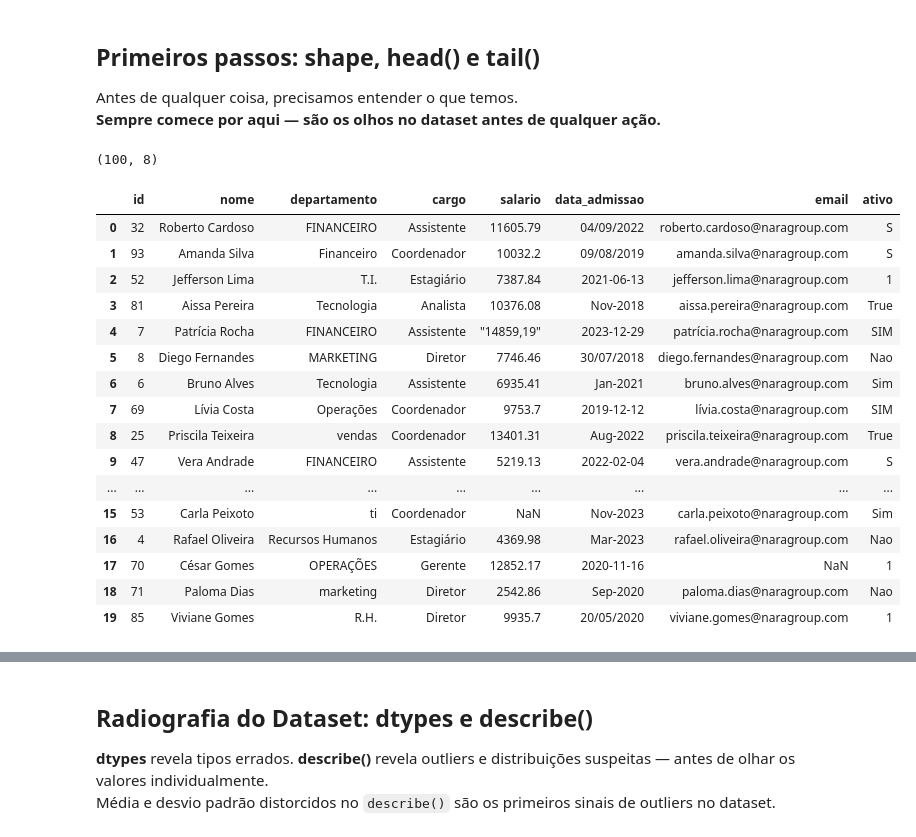
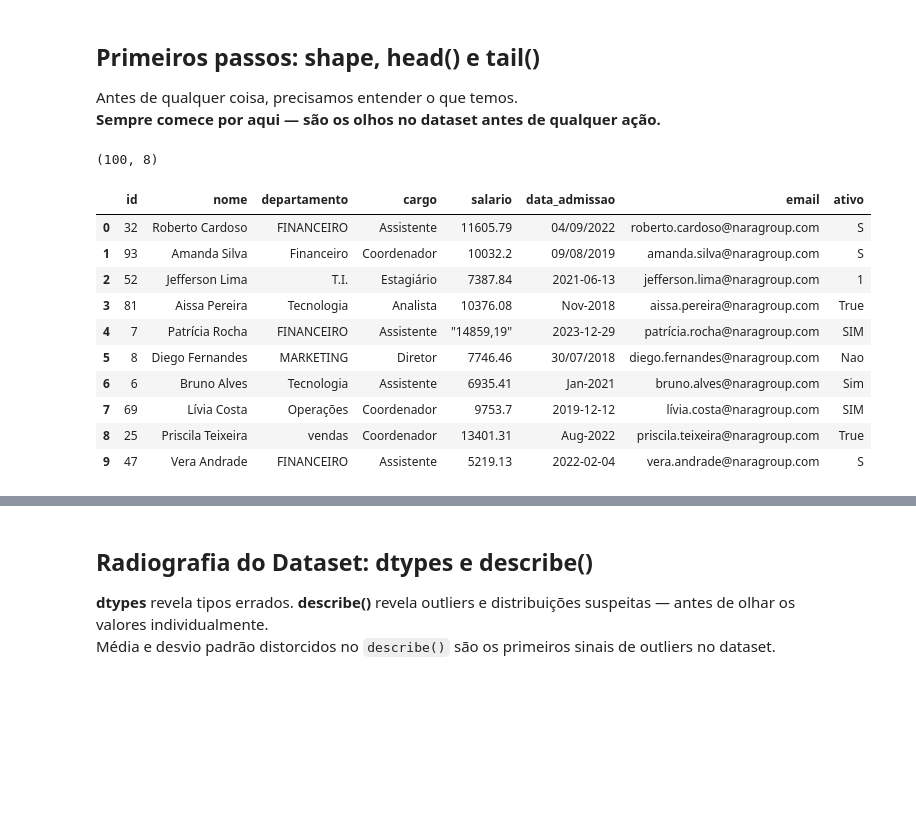
Before and after one commit to edudevelop02/SENAC-UC2-CASA, a Jupyter notebook: UC2_Aula_TratamentoDados_v3.ipynb, the cells around one changed output, grey strips where cells are left out. Saved outputs shown, nothing was run; the diff lists cells and outputs as text; code cells hidden in the pictures; blank space fills up the shorter version.

```diff
--- a/UC2_Aula_TratamentoDados_v3.ipynb
+++ b/UC2_Aula_TratamentoDados_v3.ipynb
@@ -45,28 +45,22 @@ Antes de qualquer coisa, precisamos entender o que temos.
 # %%
 df = pd.read_csv('funcionarios_naragroup_sujo.csv', sep=';')
 
 print(df.shape)
 
-df.head(20)
+df.head(10)
 # %% [output]
 (100, 8)
 |  | id | nome | departamento | cargo | salario | data_admissao | email | ativo |
 | 0 | 32 | Roberto Cardoso | FINANCEIRO | Assistente | 11605.79 | 04/09/2022 | roberto.cardoso@naragroup.com | S |
 | 1 | 93 | Amanda Silva | Financeiro | Coordenador | 10032.2 | 09/08/2019 | amanda.silva@naragroup.com | S |
 | 2 | 52 | Jefferson Lima | T.I. | Estagiário | 7387.84 | 2021-06-13 | jefferson.lima@naragroup.com | 1 |
 | 3 | 81 | Aissa Pereira | Tecnologia | Analista | 10376.08 | Nov-2018 | aissa.pereira@naragroup.com | True |
 | 4 | 7 | Patrícia Rocha | FINANCEIRO | Assistente | "14859,19" | 2023-12-29 | patrícia.rocha@naragroup.com | SIM |
 | 5 | 8 | Diego Fernandes | MARKETING | Diretor | 7746.46 | 30/07/2018 | diego.fernandes@naragroup.com | Nao |
 | 6 | 6 | Bruno Alves | Tecnologia | Assistente | 6935.41 | Jan-2021 | bruno.alves@naragroup.com | Sim |
 | 7 | 69 | Lívia Costa | Operações | Coordenador | 9753.7 | 2019-12-12 | lívia.costa@naragroup.com | SIM |
 | 8 | 25 | Priscila Teixeira | vendas | Coordenador | 13401.31 | Aug-2022 | priscila.teixeira@naragroup.com | True |
 | 9 | 47 | Vera Andrade | FINANCEIRO | Assistente | 5219.13 | 2022-02-04 | vera.andrade@naragroup.com | S |
-| ... | ... | ... | ... | ... | ... | ... | ... | ... |
-| 15 | 53 | Carla Peixoto | ti | Coordenador | NaN | Nov-2023 | carla.peixoto@naragroup.com | Sim |
-| 16 | 4 | Rafael Oliveira | Recursos Humanos | Estagiário | 4369.98 | Mar-2023 | rafael.oliveira@naragroup.com | Nao |
-| 17 | 70 | César Gomes | OPERAÇÕES | Gerente | 12852.17 | 2020-11-16 | NaN | 1 |
-| 18 | 71 | Paloma Dias | marketing | Diretor | 2542.86 | Sep-2020 | paloma.dias@naragroup.com | Nao |
-| 19 | 85 | Viviane Gomes | R.H. | Diretor | 9935.7 | 20/05/2020 | viviane.gomes@naragroup.com | 1 |
 # %%
 df.info()  # mostra: RangeIndex, colunas, non-null count e dtype de cada coluna
 # %% [output]
```
Also changed, not shown: parts of 6 cells of this notebook, 2 other files.
